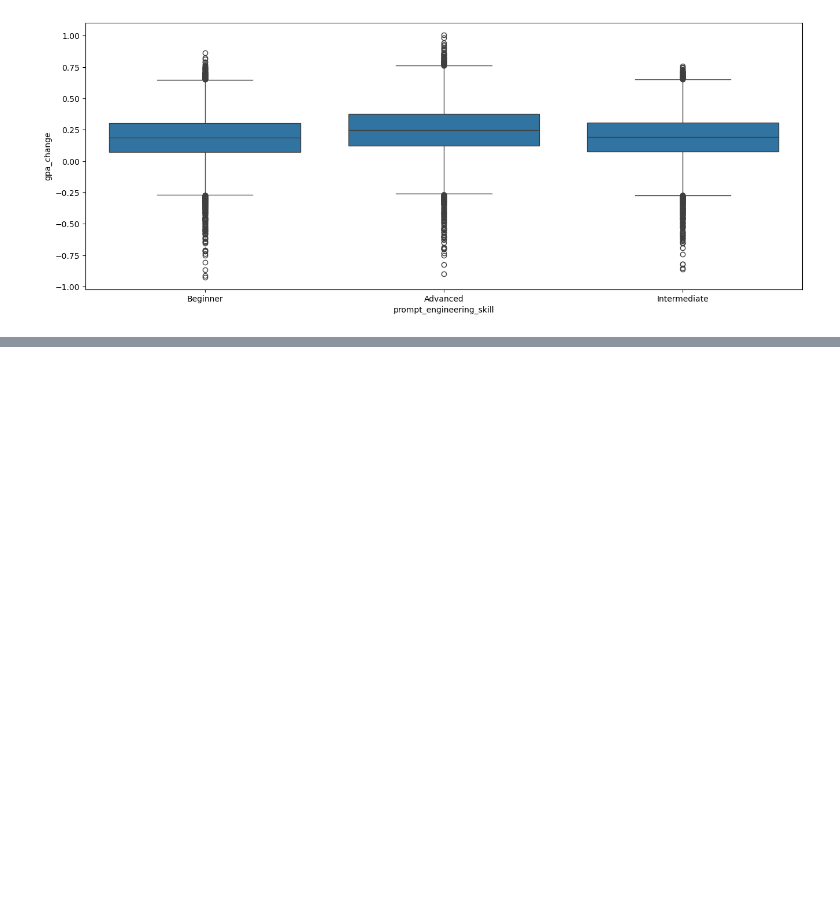
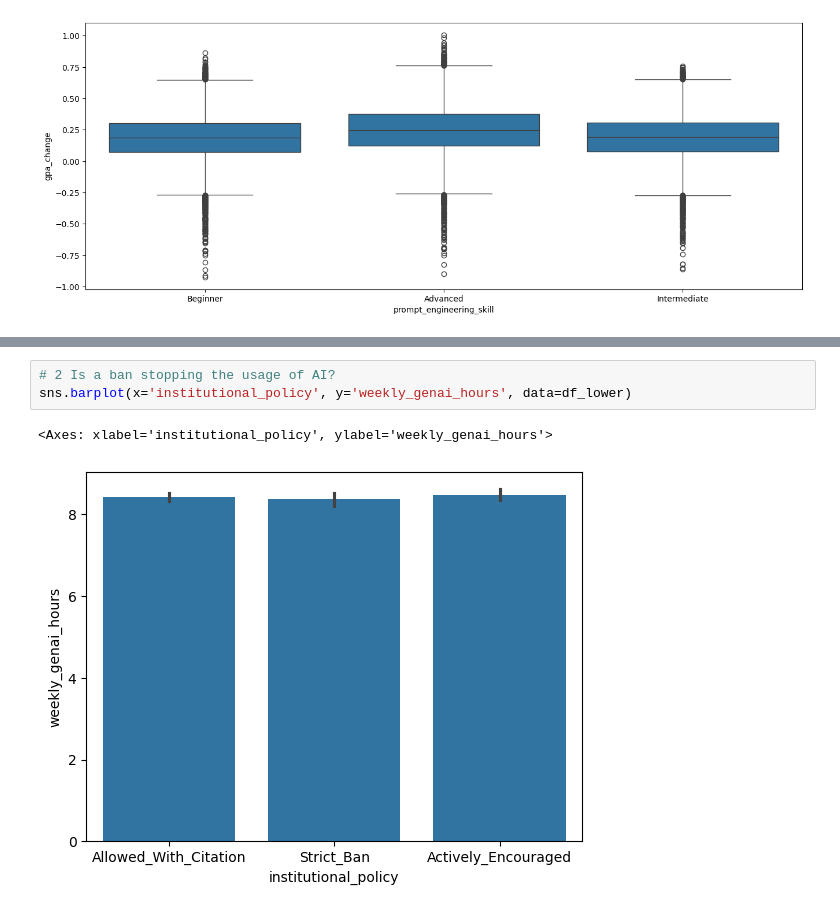
Before and after one commit to baumi555/da-kaggle-Impact_of_AI_on_Student, a Jupyter notebook: Exercise_kaggle.ipynb, the cells around one changed output, grey strips where cells are left out. Saved outputs shown, nothing was run; the diff lists cells and outputs as text; blank space fills up the shorter version.

```diff
--- a/Exercise_kaggle.ipynb
+++ b/Exercise_kaggle.ipynb
@@ -101,0 +117,6 @@ sns.boxplot(x='prompt_engineering_skill', y='gpa_change', data=df_lower)
+# %%
+# 2 Is a ban stopping the usage of AI?
+sns.barplot(x='institutional_policy', y='weekly_genai_hours', data=df_lower)
+# %% [output]
+<Axes: xlabel='institutional_policy', ylabel='weekly_genai_hours'>
+[figure, added]
```
Also changed, not shown: parts of 4 cells of this notebook, 1 other file.
